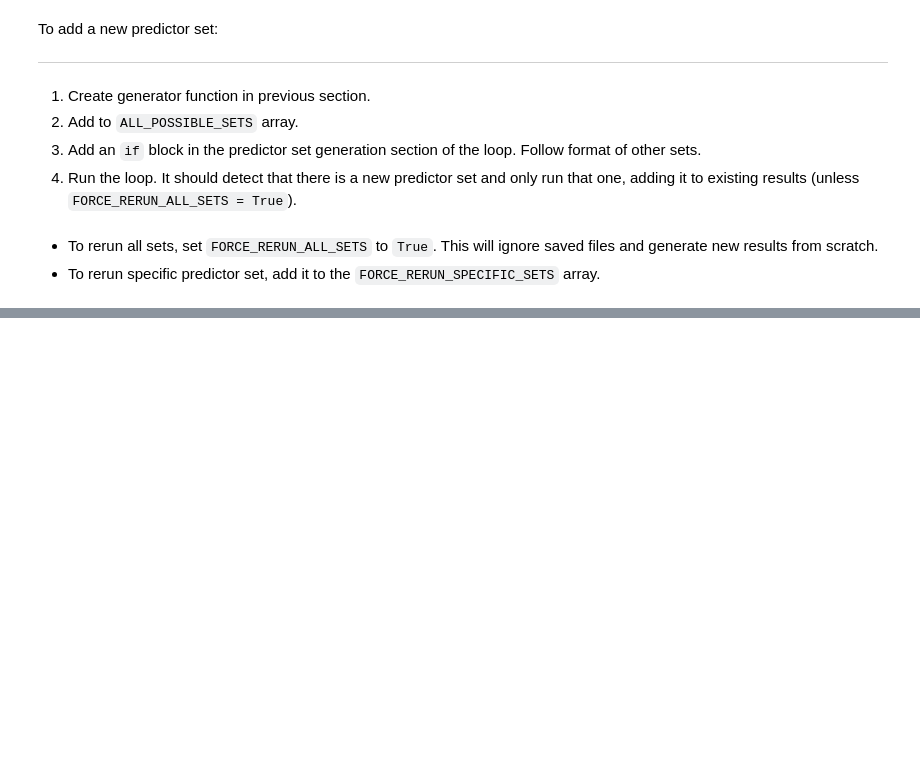
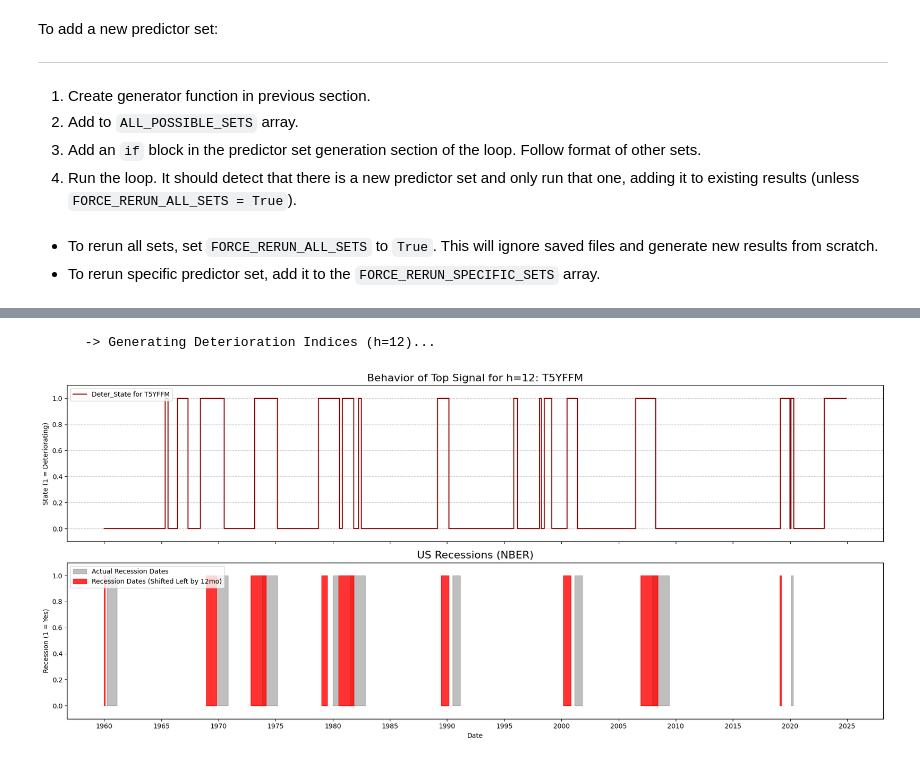
Before and after one commit to rahulb0802/TFDI-Recession-Forecasting, a Jupyter notebook: 02_notebooks/2_Recursive_Forecasting.ipynb, the cells around one changed output, grey strips where cells are left out. Drawn from its saved outputs; the diff is of its cells as text; code cells hidden in the pictures; blank space fills up the shorter version.

```diff
--- a/02_notebooks/2_Recursive_Forecasting.ipynb
+++ b/02_notebooks/2_Recursive_Forecasting.ipynb
@@ -935,0 +1049,18 @@ plt.show()
+# %%
+feature_names = final_model.feature_names_in_
+
+if hasattr(final_model, 'coef_'):
+    importances = final_model.coef_[0]
+    importance_series = pd.Series(abs(importances), index=feature_names)
+    print("Model type: Linear (e.g., Logit). Using absolute coefficients.")
+else:
+    importances = final_model.feature_importances_
+    importance_series = pd.Series(importances, index=feature_names)
+    print("Model type: Tree-based. Using feature importances.")
+
+top_15_vars = importance_series.sort_values(ascending=False).head(15)
+top_var_name = top_15_vars.index[0]
+
+print(f"\n--- Top 15 Most Important Variables for h={HORIZON_TO_ANALYZE} ---")
+print(top_15_vars)
+print(f"\nThe single most important variable is: '{top_var_name}'")
@@ -935,0 +1085,38 @@ plt.show()
+# %%
+_, full_historical_states = generate_Deter_Indices(X_full, y_full, horizon=HORIZON_TO_ANALYZE, weights=static_deter_weights, category_scores=category_scores)
+
+
+top_signal_series = full_historical_states[top_var_name]
+
+y_shifted_for_plot = y_full.shift(-HORIZON_TO_ANALYZE)
+
+fig, axes = plt.subplots(2, 1, figsize=(18, 8), sharex=True)
+
+# Plot 1: The Binary Deterioration State
+axes[0].plot(top_signal_series.index, top_signal_series,
+             label=f"Deter_State for {top_var_name}", color='darkred', drawstyle='steps-post')
+axes[0].set_title(f'Behavior of Top Signal for h={HORIZON_TO_ANALYZE}: {top_var_name}', fontsize=16)
+axes[0].set_ylabel('State (1 = Deteriorating)')
+axes[0].set_ylim(-0.1, 1.1)
+axes[0].grid(axis='y', linestyle='--', alpha=0.7)
+axes[0].legend(loc='upper left')
+
+# Plot 2: The Shifted Recession Bars
+axes[1].fill_between(y_full.index, 0, y_full,
+                     where=y_full==1, color='gray', alpha=0.5, label='Actual Recession Dates')
+axes[1].fill_between(y_shifted_for_plot.index, 0, y_shifted_for_plot,
+                     where=y_shifted_for_plot==1, color='red', alpha=0.8, label=f'Recession Dates (Shifted Left by {HORIZON_TO_ANALYZE}mo)')
+axes[1].set_title(f'US Recessions (NBER)', fontsize=16)
+axes[1].set_ylabel('Recession (1 = Yes)')
+axes[1].set_ylim(-0.1, 1.1)
+axes[1].legend(loc='upper left')
+
+
+axes[1].xaxis.set_major_locator(mdates.YearLocator(5))
+axes[1].xaxis.set_major_formatter(mdates.DateFormatter('%Y'))
+plt.xlabel('Date')
+plt.tight_layout()
+plt.show()
+# %% [output]
+      -> Generating Deterioration Indices (h=12)...
+[figure, added]
```
Also changed, not shown: parts of 7 cells of this notebook.
